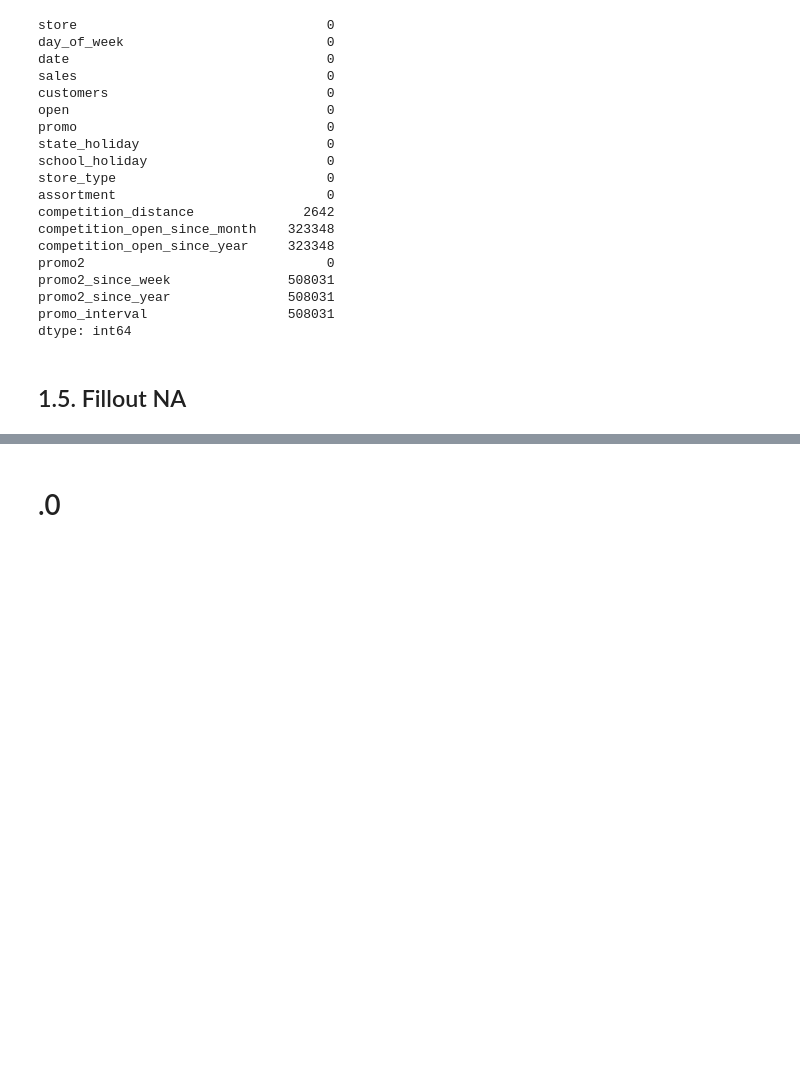
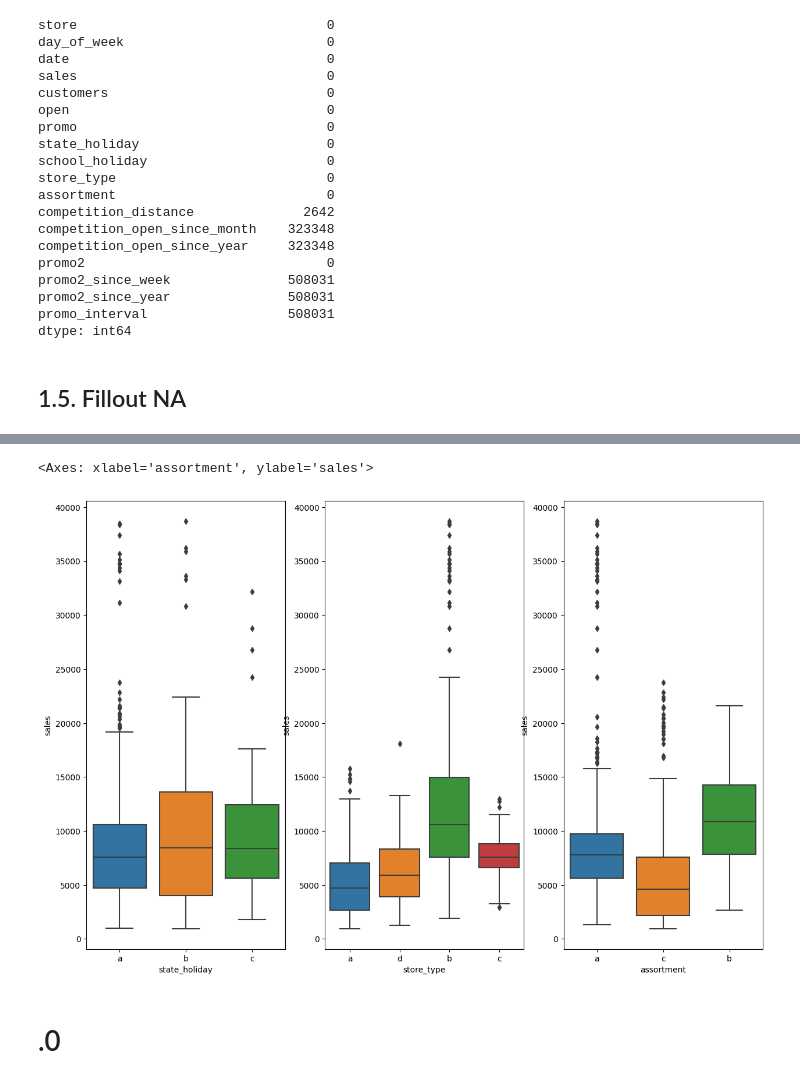
Before and after one commit to OscarFantozzi/Rossmann-Sales, a Jupyter notebook: rossmann_sales.ipynb, the cells around one changed output, grey strips where cells are left out. Drawn from its saved outputs; the diff is of its cells as text; code cells hidden in the pictures; blank space fills up the shorter version.

Commit message:
Data Description Done

```diff
--- a/rossmann_sales.ipynb
+++ b/rossmann_sales.ipynb
@@ -188,0 +212,12 @@ df1['is_promo'] = df1[['promo_interval','month_map']].apply(lambda x : 0 if x['p
+# %%
+# alterando o tipo da coluna competition_open_since_month  de float64 para int
+df1['competition_open_since_month'] = df1['competition_open_since_month'].astype( 'int64' )
+
+# alterando o tipo da coluna competition_open_since_year de float64 para int
+df1['competition_open_since_year'] = df1['competition_open_since_year'].astype( 'int64' )
+
+# alterando o tipo da coluna promo2_since_week de float 64para int
+df1['promo2_since_week'] = df1['promo2_since_week'].astype( 'int64' )
+
+# alterando o tipo da coluna promo2_since_year de float64 para int
+df1['promo2_since_year'] = df1['promo2_since_year'].astype( 'int64' )
@@ -191,3 +309,22 @@ df1['is_promo'] = df1[['promo_interval','month_map']].apply(lambda x : 0 if x['p
+# %%
+# filtro o df1 para plotar o grafico
+aux1 = df1.loc[ (df1['state_holiday'] != '0') & (df1['sales'] > 0), : ]
+
+# defino o tamanho dos graficos
+plt.figure( figsize = ( 15,10 ) )
+
+# plotando o grafico boxplot para entender a dispersao das variaveis categoricas em relacao as vendas
+plt.subplot( 1 ,3 , 1 )
+sns.boxplot( x = 'state_holiday', y = 'sales', data = aux1 )
+
+plt.subplot( 1, 3 , 2 )
+sns.boxplot( x = 'store_type', y = 'sales', data = aux1 )
+
+plt.subplot( 1, 3 , 3 )
+sns.boxplot( x = 'assortment', y = 'sales', data = aux1 )
+# %% [output]
+<Axes: xlabel='assortment', ylabel='sales'>
+[figure, added]
 # %% [markdown]
 # .0
 # %% [markdown]
```
Also changed, not shown: parts of 11 cells of this notebook.
